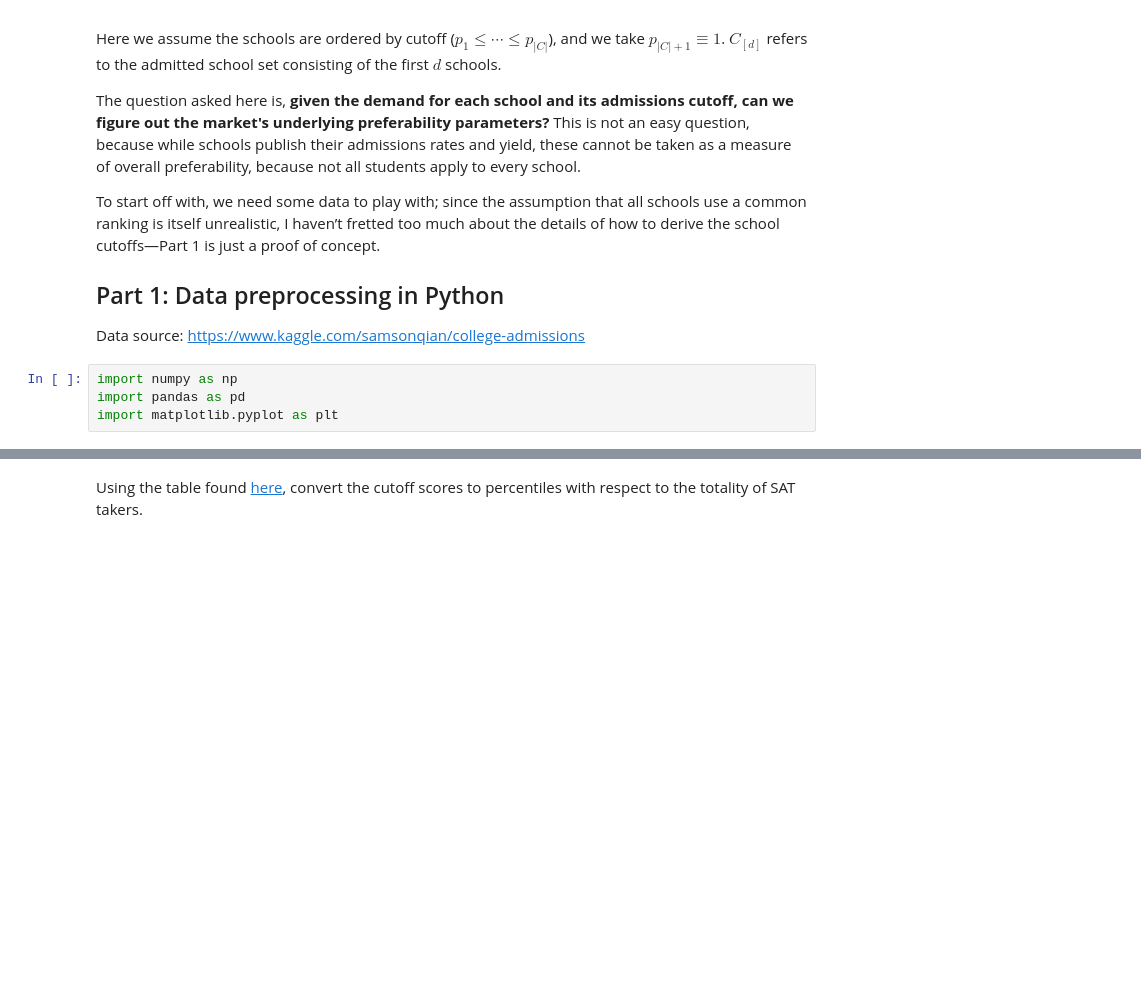
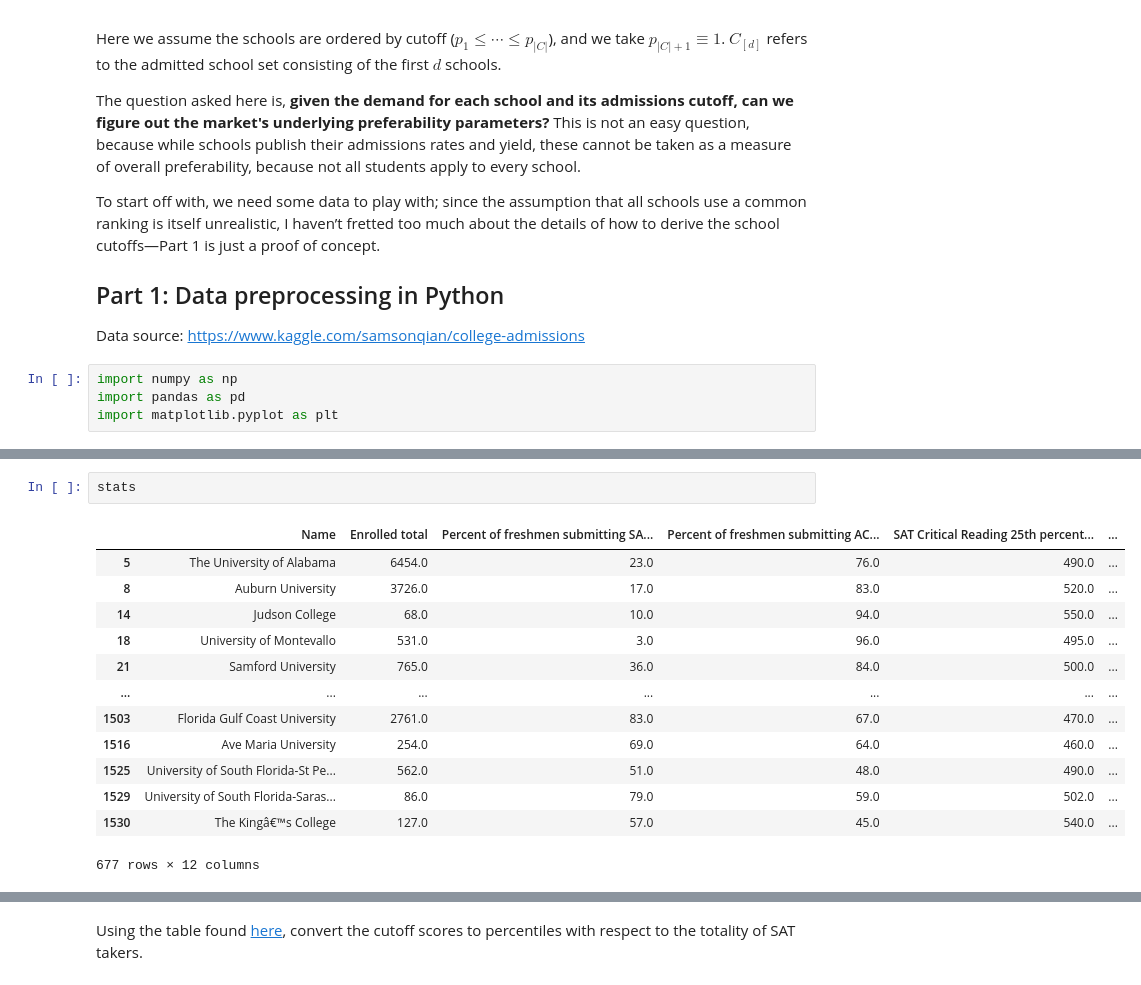
Before and after one commit to maxkapur/StudentPrefsRevOpt, a Jupyter notebook: 1_Preprocessing.ipynb, the cells around one changed output, grey strips where cells are left out. Cells and saved outputs as stored; diff of their text form; blank space fills up the shorter version.

```diff
--- a/1_Preprocessing.ipynb
+++ b/1_Preprocessing.ipynb
@@ -34 +46,17 @@ We assume the market is at equilibrium, meaning that schools have tuned their ad
+# %%
+stats
+# %% [output]
+|  | Name | Enrolled total | Percent of freshmen submitting SA... | Percent of freshmen submitting AC... | SAT Critical Reading 25th percent... | ... |
+| 5 | The University of Alabama | 6454.0 | 23.0 | 76.0 | 490.0 | ... |
+| 8 | Auburn University | 3726.0 | 17.0 | 83.0 | 520.0 | ... |
+| 14 | Judson College | 68.0 | 10.0 | 94.0 | 550.0 | ... |
+| 18 | University of Montevallo | 531.0 | 3.0 | 96.0 | 495.0 | ... |
+| 21 | Samford University | 765.0 | 36.0 | 84.0 | 500.0 | ... |
+| ... | ... | ... | ... | ... | ... | ... |
+| 1503 | Florida Gulf Coast University | 2761.0 | 83.0 | 67.0 | 470.0 | ... |
+| 1516 | Ave Maria University | 254.0 | 69.0 | 64.0 | 460.0 | ... |
+| 1525 | University of South Florida-St Pe... | 562.0 | 51.0 | 48.0 | 490.0 | ... |
+| 1529 | University of South Florida-Saras... | 86.0 | 79.0 | 59.0 | 502.0 | ... |
+| 1530 | The Kingâ€™s College | 127.0 | 57.0 | 45.0 | 540.0 | ... |
+677 rows × 12 columns
 # %%
```
Also changed, not shown: parts of 14 cells of this notebook, 14 other files.
